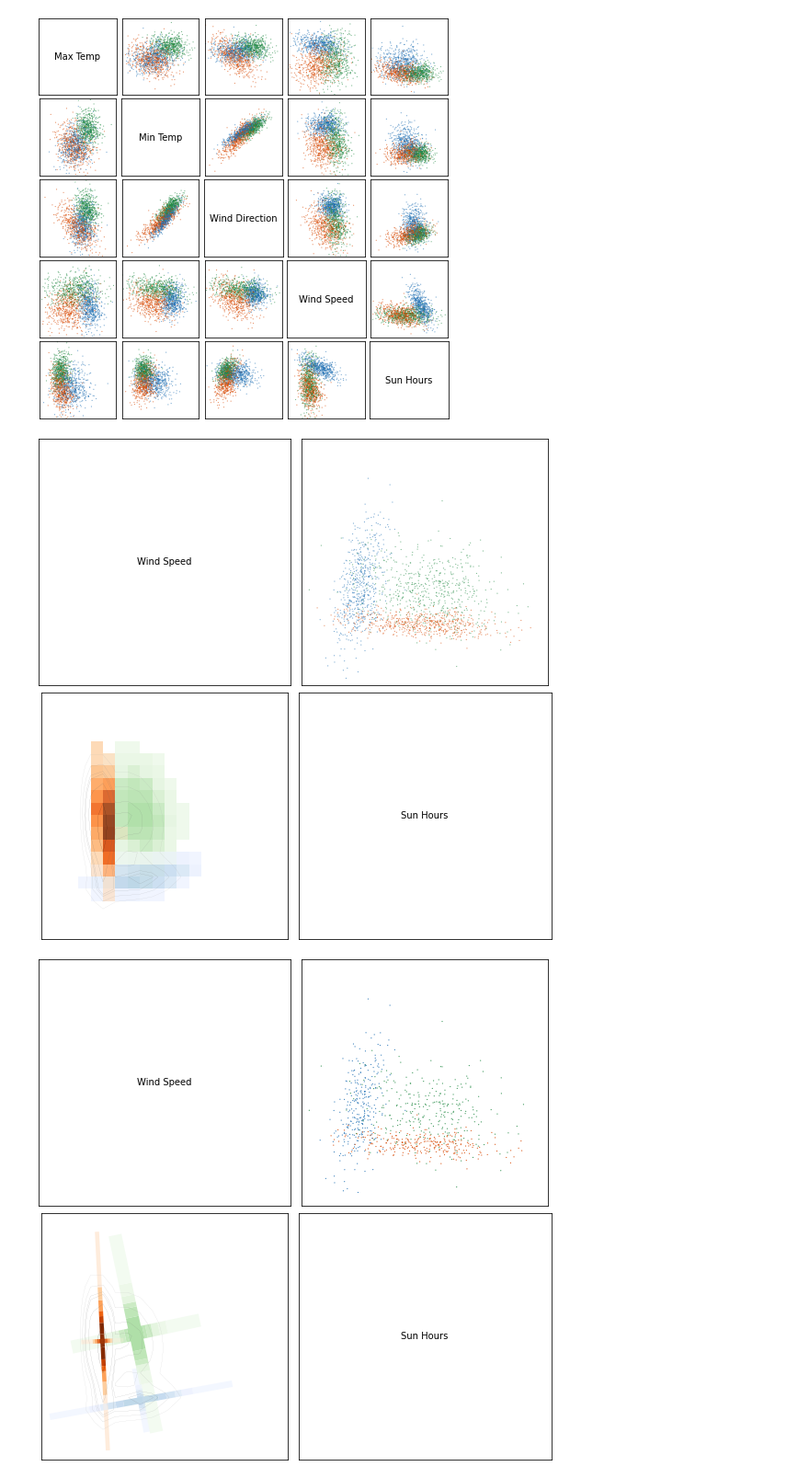
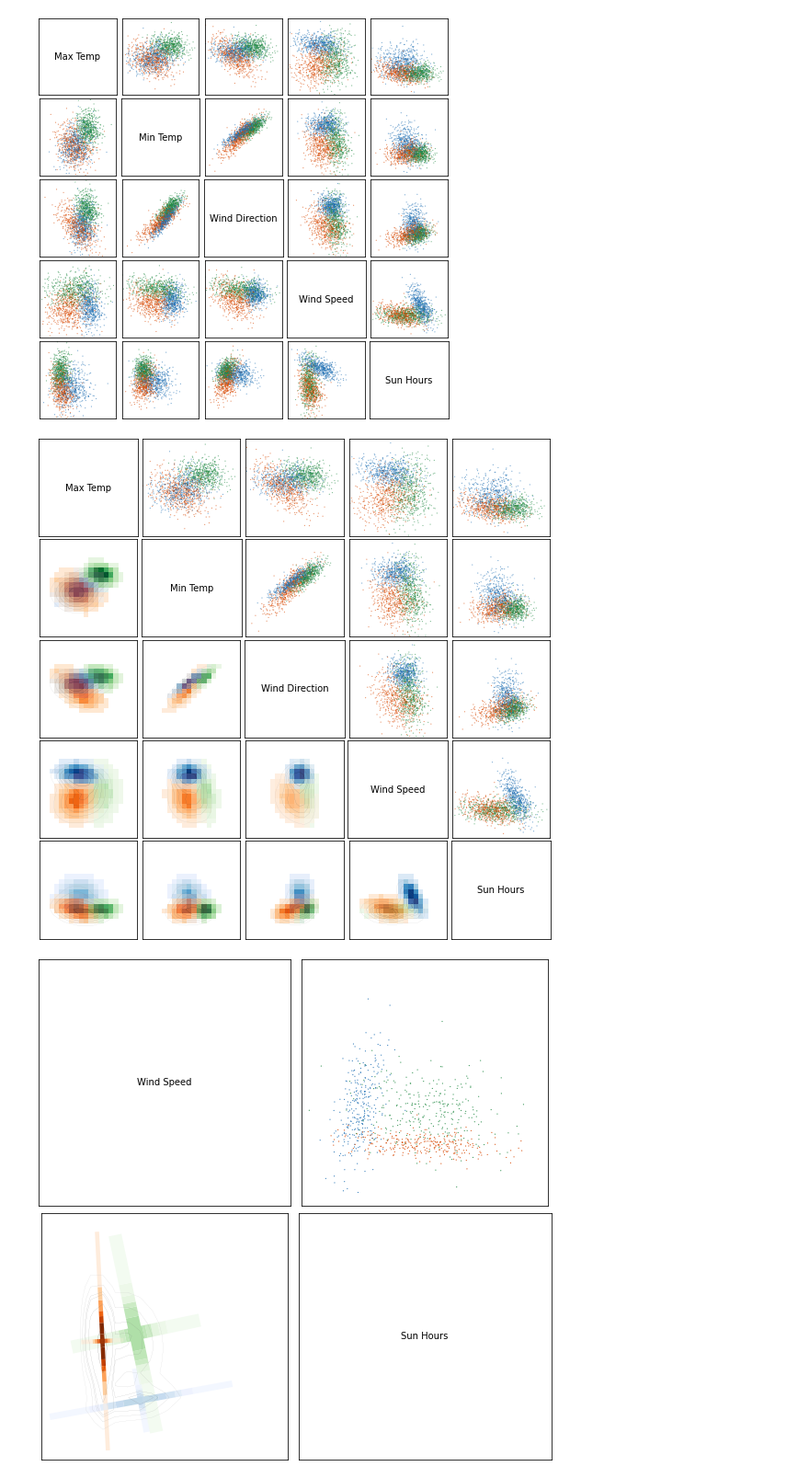
Before and after one commit to asver12/contour-maps-visualization, a Jupyter notebook: examples/eurovis2022/GMMs-n-variate.ipynb, the cells around one changed output. Shown at 92% size. Cells and saved outputs as stored; diff of their text form; code cells hidden in the pictures.

Commit message:
fix orientation in matrix plot arrangements

```diff
--- a/examples/eurovis2022/GMMs-n-variate.ipynb
+++ b/examples/eurovis2022/GMMs-n-variate.ipynb
@@ -237,11 +237,13 @@ def double_scatterplot_matrix(data, lower_params, upper_params=None, n_component
 
     # Plot the data.
     for i, j in tqdm(zip(*np.triu_indices_from(axes, k=1))):
-        for x, y in [(i, j), (j, i)]:
-            if x > y:
-                create_gmm_plot(axes[x, y], gm, data, [x, y], **lower_params, **kwargs)
-            else:
-                create_gmm_plot(axes[x, y], gm, data, [x, y], **upper_params, **kwargs)
+        create_gmm_plot(axes[j, i], gm, data, [i, j], **lower_params, **kwargs)
+        create_gmm_plot(axes[i, j], gm, data, [i, j], **upper_params, **kwargs)
+        # for x, y in [(i, j), (j, i)]:
+        #     if x > y:
+        #         create_gmm_plot(axes[x, y], gm, data, [x, y], **lower_params, **kwargs)
+        #     else:
+        #         create_gmm_plot(axes[x, y], gm, data, [x, y], **upper_params, **kwargs)
 
     names = data.columns
     # Label the diagonal subplots...
@@ -353,12 +355,12 @@ fig = slicing_plot_matrix(df, **dist_params, **vis_params)
 [figure]
 # %%
 # testing the double plot matrix
-fig = double_scatterplot_matrix(df[df.columns[3:5]],
+fig = double_scatterplot_matrix(df[df.columns],
                                contour_params,
                                scatter_params,
                                size=size, linewidth=.1)
 # %% [output]
-[figure, old version]
+[figure, new version]
 # %%
 fig = double_scatterplot_matrix(df[df.columns[3:5]],
                                cross_params,
```
Also changed, not shown: parts of 2 cells of this notebook.
